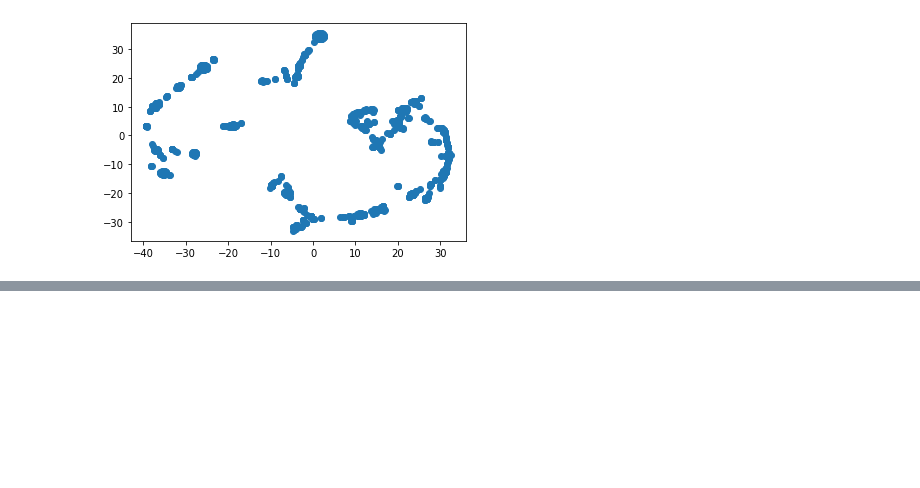
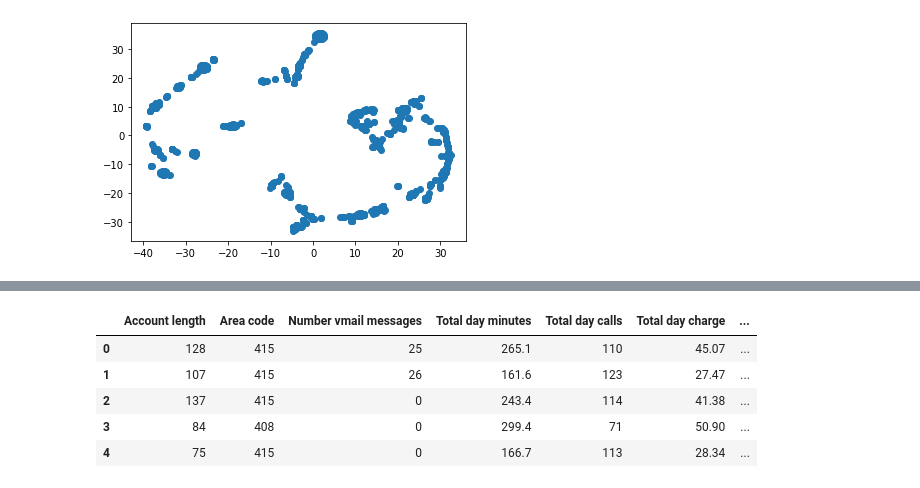
Before and after one commit to texnedo/mlcourse-labs, a Jupyter notebook: ml-course-test.ipynb, the cells around one changed output, grey strips where cells are left out. Saved outputs shown, nothing was run; the diff lists cells and outputs as text; code cells hidden in the pictures; blank space fills up the shorter version.

```diff
--- a/ml-course-test.ipynb
+++ b/ml-course-test.ipynb
@@ -526,0 +562,9 @@ plt.scatter(x_repr_titanic[:,0], x_repr_titanic[:,1])
+# %%
+df2.head()
+# %% [output]
+|  | Account length | Area code | Number vmail messages | Total day minutes | Total day calls | Total day charge | ... |
+| 0 | 128 | 415 | 25 | 265.1 | 110 | 45.07 | ... |
+| 1 | 107 | 415 | 26 | 161.6 | 123 | 27.47 | ... |
+| 2 | 137 | 415 | 0 | 243.4 | 114 | 41.38 | ... |
+| 3 | 84 | 408 | 0 | 299.4 | 71 | 50.90 | ... |
+| 4 | 75 | 415 | 0 | 166.7 | 113 | 28.34 | ... |
```
Also changed, not shown: parts of 15 cells of this notebook.
